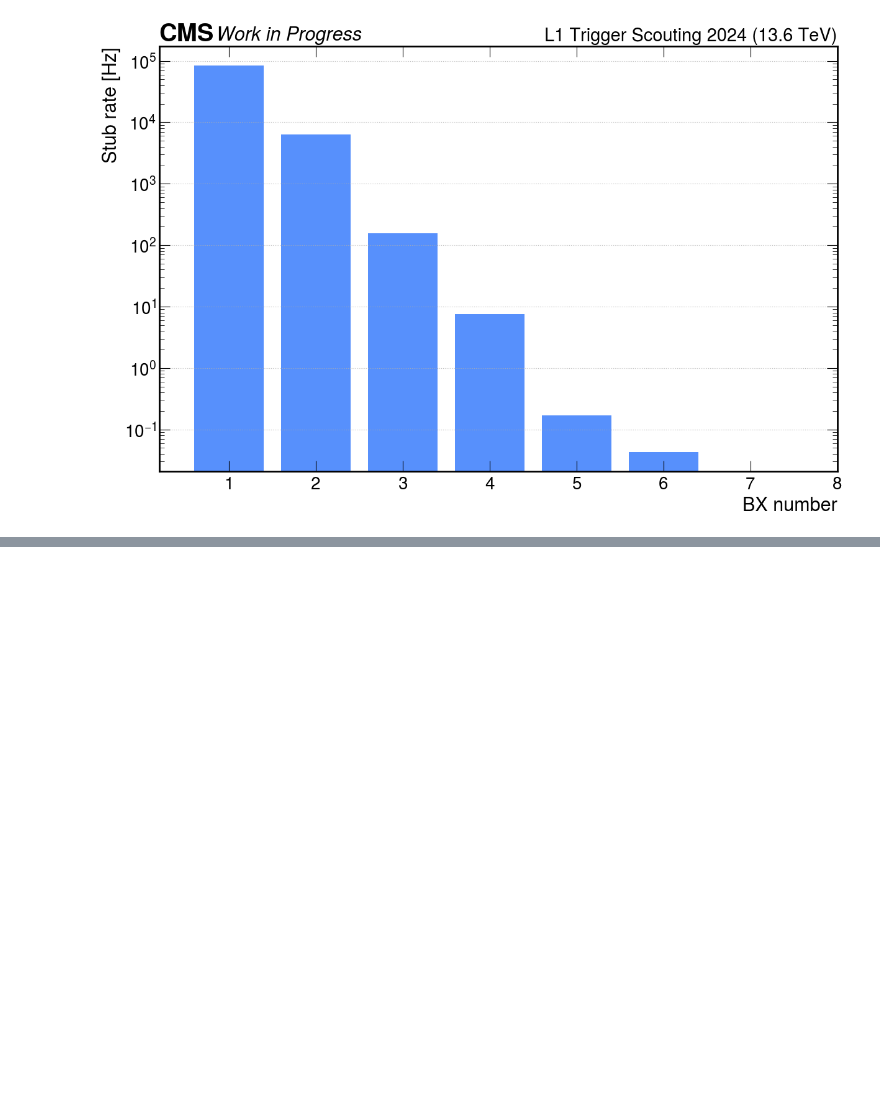
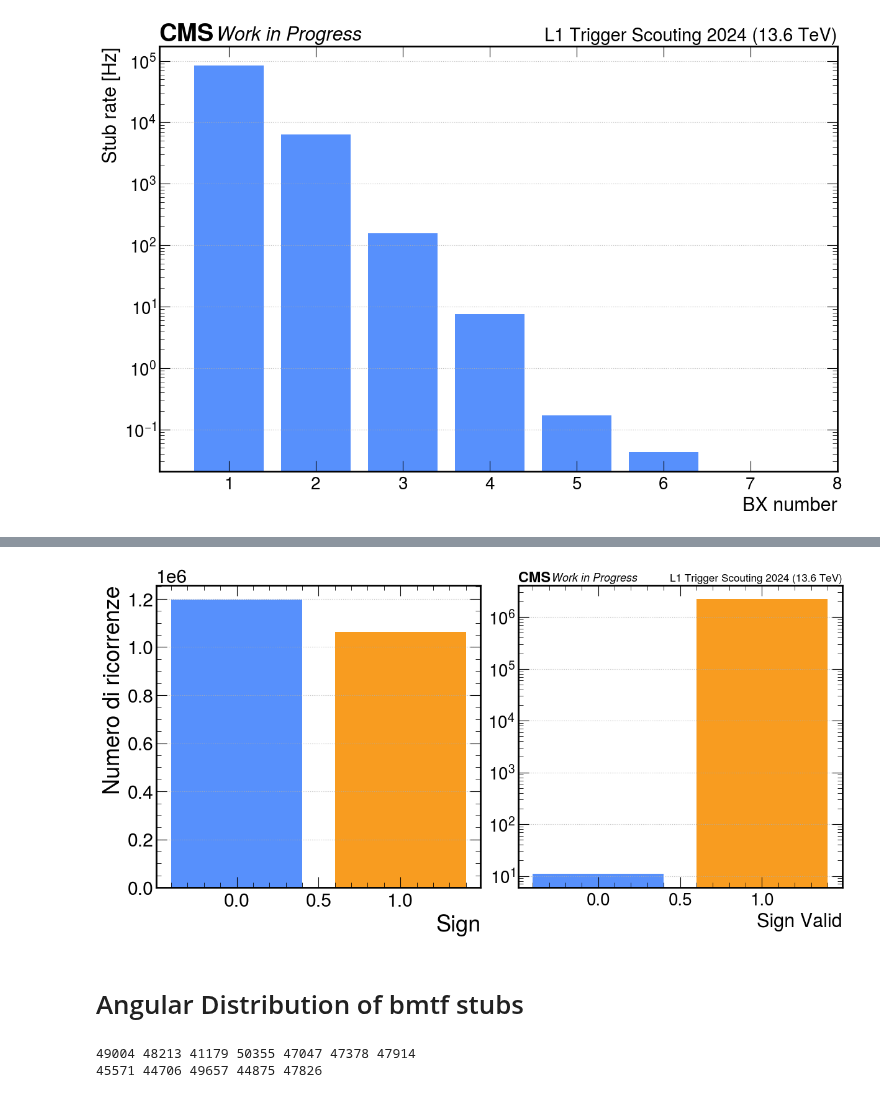
Before and after one commit to francescoreschio/Tesi-Triennale, a Jupyter notebook: Codice/BMTF.ipynb, the cells around one changed output, grey strips where cells are left out. Cells and saved outputs as stored; diff of their text form; code cells hidden in the pictures; blank space fills up the shorter version.

```diff
--- a/Codice/BMTF.ipynb
+++ b/Codice/BMTF.ipynb
@@ -158,0 +251,47 @@ ax.set_yscale('log')
+# %%
+BmtfSignLS133 = ak.flatten(bmtf_awk_LS133.bmtfHwSign)
+BmtfSignLS263 = ak.flatten(bmtf_awk_LS263.bmtfHwSign)
+BmtfSignLS264 = ak.flatten(bmtf_awk_LS264.bmtfHwSign)
+BmtfSignLS306 = ak.flatten(bmtf_awk_LS306.bmtfHwSign)
+
+#Assumo che 0 sia carica positiva e 1 sia carica negativa. Ma non posso esserne sicuro
+
+BmtfSign = np.bincount(ak.concatenate([BmtfSignLS133, BmtfSignLS263, BmtfSignLS264, BmtfSignLS306]))
+
+BmtfSignValidLS133 = ak.flatten(bmtf_awk_LS133.bmtfHwSignValid)
+BmtfSignValidLS263 = ak.flatten(bmtf_awk_LS263.bmtfHwSignValid)
+BmtfSignValidLS264 = ak.flatten(bmtf_awk_LS264.bmtfHwSignValid)
+BmtfSignValidLS306 = ak.flatten(bmtf_awk_LS306.bmtfHwSignValid)
+
+BmtfSignValid = np.bincount(ak.concatenate([BmtfSignValidLS133, BmtfSignValidLS263, BmtfSignValidLS264, BmtfSignValidLS306]))
+# %%
+
+fig, ax = plt.subplots(1, 2, figsize=(12, 6), constrained_layout=True)
+
+axs = ax[0]
+'''set_label_font(axs, FONTSIZE)
+set_tick_font(axs, FONTSIZE - 2)
+draw_cms_label(axs, fontsize= FONTSIZE, label="Work in Progress", rlabel="L1 Trigger Scouting 2024 (13.6 TeV)")'''
+
+axs.bar(np.arange(1), BmtfSign[0])
+axs.bar(np.arange(1, 2), BmtfSign[1])
+axs.set_xlabel('Sign')
+axs.set_ylabel('Numero di ricorrenze')
+axs.grid(visible=True, axis='y')
+#axs.set_yscale('log')
+
+axs = ax[1]
+
+set_label_font(axs, FONTSIZE)
+set_tick_font(axs, FONTSIZE - 2)
+draw_cms_label(axs, fontsize= FONTSIZE - 9, label="Work in Progress", rlabel="L1 Trigger Scouting 2024 (13.6 TeV)")
+axs.bar(np.arange(1), BmtfSignValid[0])
+axs.bar(np.arange(1, 2), BmtfSignValid[1])
+
+axs.set_xlabel('Sign Valid')
+axs.grid(visible=True, axis='y')
+axs.set_yscale('log')
+# %% [output]
+[figure, added]
+# %% [markdown]
+# Angular Distribution of bmtf stubs
@@ -158,0 +310,6 @@ ax.set_yscale('log')
+# %%
+print(len(BmtfPhiDisibutionLS133[0]), len(BmtfPhiDisibutionLS133[1]), len(BmtfPhiDisibutionLS133[2]), len(BmtfPhiDisibutionLS133[3]), len(BmtfPhiDisibutionLS133[4]), len(BmtfPhiDisibutionLS133[5]), len(BmtfPhiDisibutionLS133[6]))
+print(len(BmtfPhiDisibutionLS133[7]), len(BmtfPhiDisibutionLS133[8]), len(BmtfPhiDisibutionLS133[9]), len(BmtfPhiDisibutionLS133[10]), len(BmtfPhiDisibutionLS133[11]))
+# %% [output]
+49004 48213 41179 50355 47047 47378 47914
+45571 44706 49657 44875 47826
```
Also changed, not shown: parts of 11 cells of this notebook, 3 other files.
